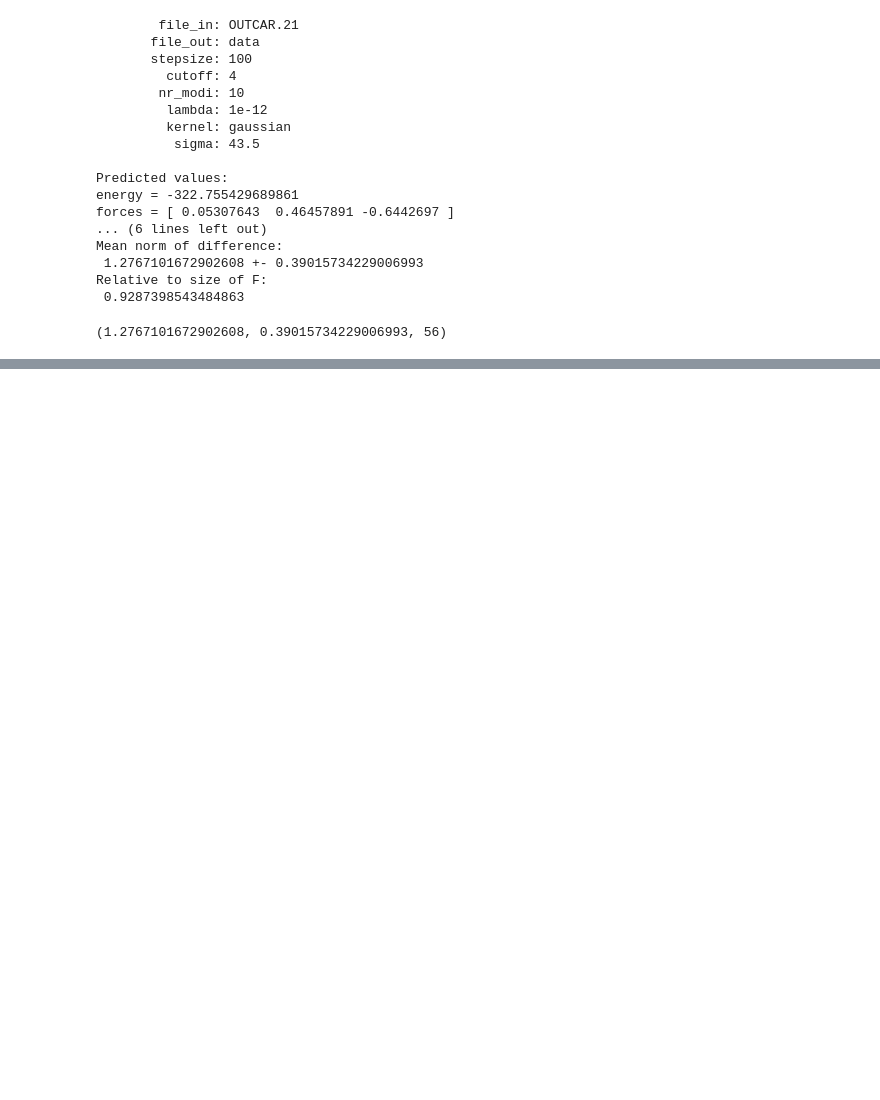
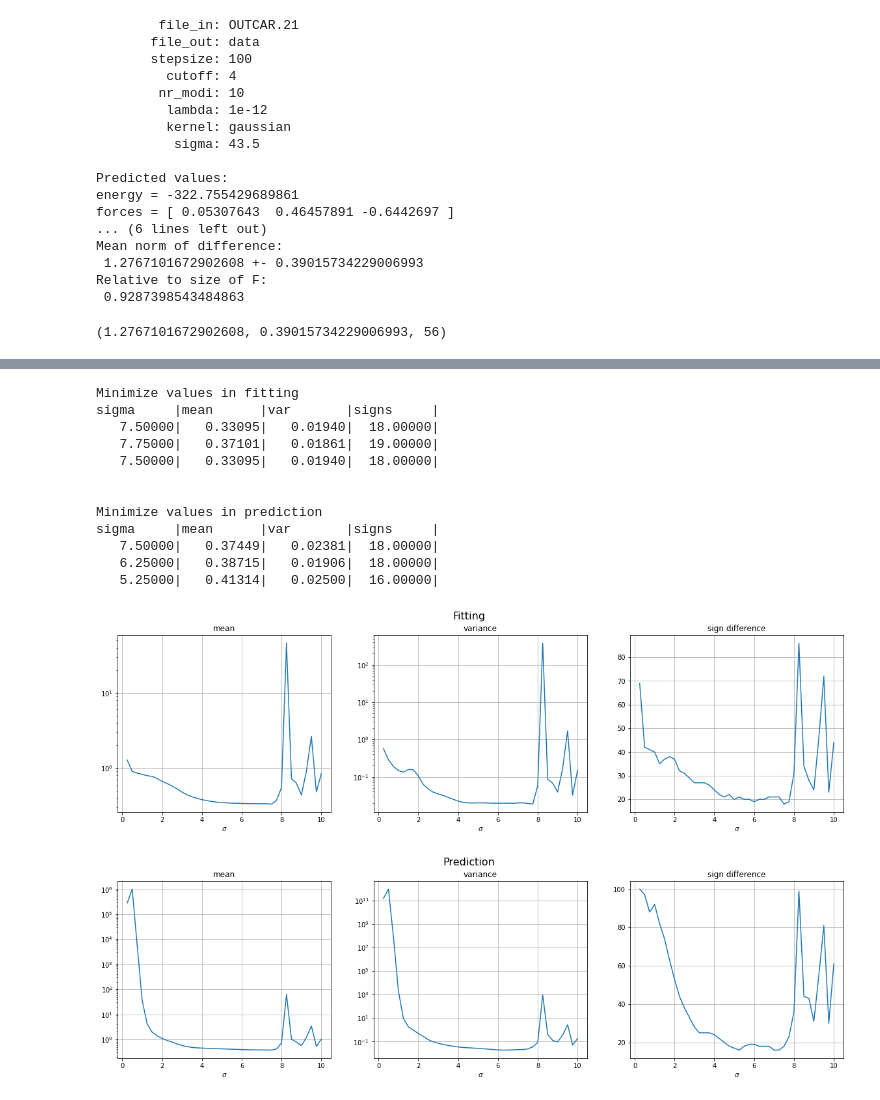
Before and after one commit to Lactose94/LP-Machine-Learning, a Jupyter notebook: Test_quality.ipynb, the cells around one changed output, grey strips where cells are left out. Cells and saved outputs as stored; diff of their text form; code cells hidden in the pictures; blank space fills up the shorter version.

Commit message:
Added a function that now gives us the minimal values for mean, var and signs. Ran further tests.

```diff
--- a/Test_quality.ipynb
+++ b/Test_quality.ipynb
@@ -111,3 +67,40 @@ def test_sigmas(n: int, modi: int):
+# %%
+def min_sigma_of_axis(data, axis):
+    return data[np.where(data[:, axis] == np.amin(data[:, axis]))][0]
+
+def plot3(data: np.array, max_n, title=""):
+    fig, axs = plt.subplots(1, 3, figsize = (20, 5))
+    fig.suptitle(title, fontsize=16)
+    titles = ["mean", "variance", "sign difference"]
+    for i in range(1, 4):
+        axs[i-1].plot(data[:max_n, 0], data[:max_n, i])
+        axs[i-1].grid()
+        axs[i-1].set(xlabel="$\sigma$", title=titles[i-1])
+        if i != 3:
+            axs[i-1].set_yscale('log')
+
+def analyze(n: int, modi: int, max_n=-1):
+    fit = np.loadtxt(f'test_data/fit_{n}-{modi}.dat')
+    print('Minimize values in fitting')
+    print(f'{"sigma":10}|{"mean":10}|{"var":10}|{"signs":10}|')
+    for i in range(1, 4):
+        line = ""
+        for val in min_sigma_of_axis(fit, i):
+            line += f'{val:10.5f}|'
+        print(line)
+
+    print("\n")
+    prediction = np.loadtxt(f'test_data/prediction_{n}-{modi}.dat')
+    print('Minimize values in prediction')
+    print(f'{"sigma":10}|{"mean":10}|{"var":10}|{"signs":10}|')
+    for i in range(1, 4):
+        line = ""
+        for val in min_sigma_of_axis(prediction, i):
+            line += f'{val:10.5f}|'
+        print(line)
+
+    plot3(fit, max_n, "Fitting")
+    plot3(prediction, max_n, "Prediction")
 # %% [markdown]
 # Linear Kernel
 # %%
@@ -223,0 +177,17 @@ axs[2].grid()
+# %%
+analyze(200, 10, 40)
+# %% [output]
+Minimize values in fitting
+sigma     |mean      |var       |signs     |
+   7.50000|   0.33095|   0.01940|  18.00000|
+   7.75000|   0.37101|   0.01861|  19.00000|
+   7.50000|   0.33095|   0.01940|  18.00000|
+
+
+Minimize values in prediction
+sigma     |mean      |var       |signs     |
+   7.50000|   0.37449|   0.02381|  18.00000|
+   6.25000|   0.38715|   0.01906|  18.00000|
+   5.25000|   0.41314|   0.02500|  16.00000|
+[figure, added]
+[figure, added]
```
Also changed, not shown: parts of 8 cells of this notebook, 6 other files.
